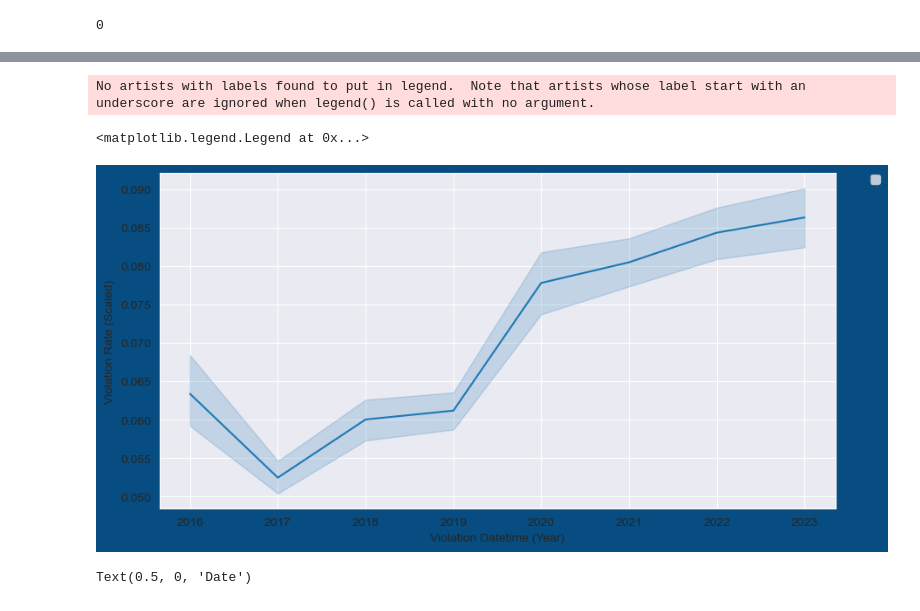
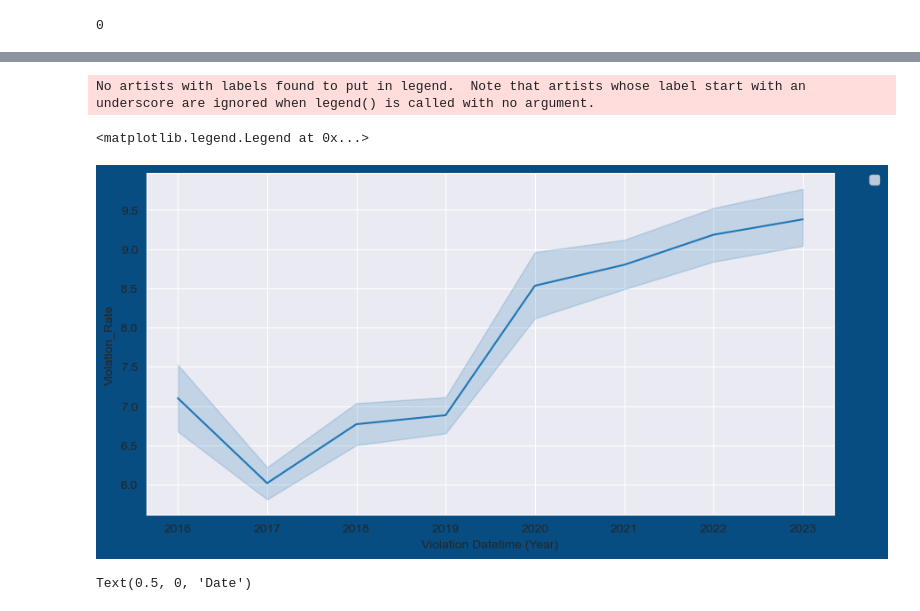
Before and after one commit to yasinsametkaraca/parking-violation-predictions, a Jupyter notebook: parking_violation_predict_for_one_street.ipynb, the cells around one changed output, grey strips where cells are left out. Saved outputs shown, nothing was run; the diff lists cells and outputs as text; code cells hidden in the pictures.

```diff
--- a/parking_violation_predict_for_one_street.ipynb
+++ b/parking_violation_predict_for_one_street.ipynb
@@ -317,4 +317,4 @@ def calculate_location_violation_rate(row, df):
 
     return violation_rate
 
-df_1['Violation Rate'] = df_1.apply(calculate_location_violation_rate, df=df_1, axis=1)
+df_1['Violation_Rate'] = df_1.apply(calculate_location_violation_rate, df=df_1, axis=1)
@@ -371,3 +371,3 @@ def scale_between_0_and_1(value, min_value, max_value):
 # %%
-df_1['Violation Rate (Scaled)'] = df_1['Violation Rate'].apply(lambda x: scale_between_0_and_1(x, df_1['Violation Rate'].min(), df_1['Violation Rate'].max()))
-df_1['Violation Rate (Scaled)']
+# df_1['Violation_Rate'] = df_1['Violation Rate'].apply(lambda x: scale_between_0_and_1(x, df_1['Violation Rate'].min(), df_1['Violation Rate'].max()))
+# df_1['Violation_Rate']
@@ -489,12 +465,12 @@ df_street
 14803 rows × 1 columns
 # %%
 plt.figure(figsize=(10,5),facecolor="#074d81")
-ax=sns.lineplot(x="Violation Datetime (Year)", y="Violation Rate (Scaled)", data=df_1)
+ax=sns.lineplot(x="Violation Datetime (Year)", y="Violation_Rate", data=df_1)
 plt.legend(bbox_to_anchor=(1.05, 1), loc=2, borderaxespad=0.1)
 # %% [output]
 No artists with labels found to put in legend.  Note that artists whose label start with an underscore are ignored when legend() is called with no argument.
 <matplotlib.legend.Legend at 0x...>
-[figure, old version]
+[figure, new version]
 # %%
 plt.figure(figsize=(10,5),facecolor="#6a94b3")
 count = sns.countplot(data=df, x=df_1["Violation Datetime (Month)"])
```
Also changed, not shown: parts of 44 cells of this notebook, 1 other file.
